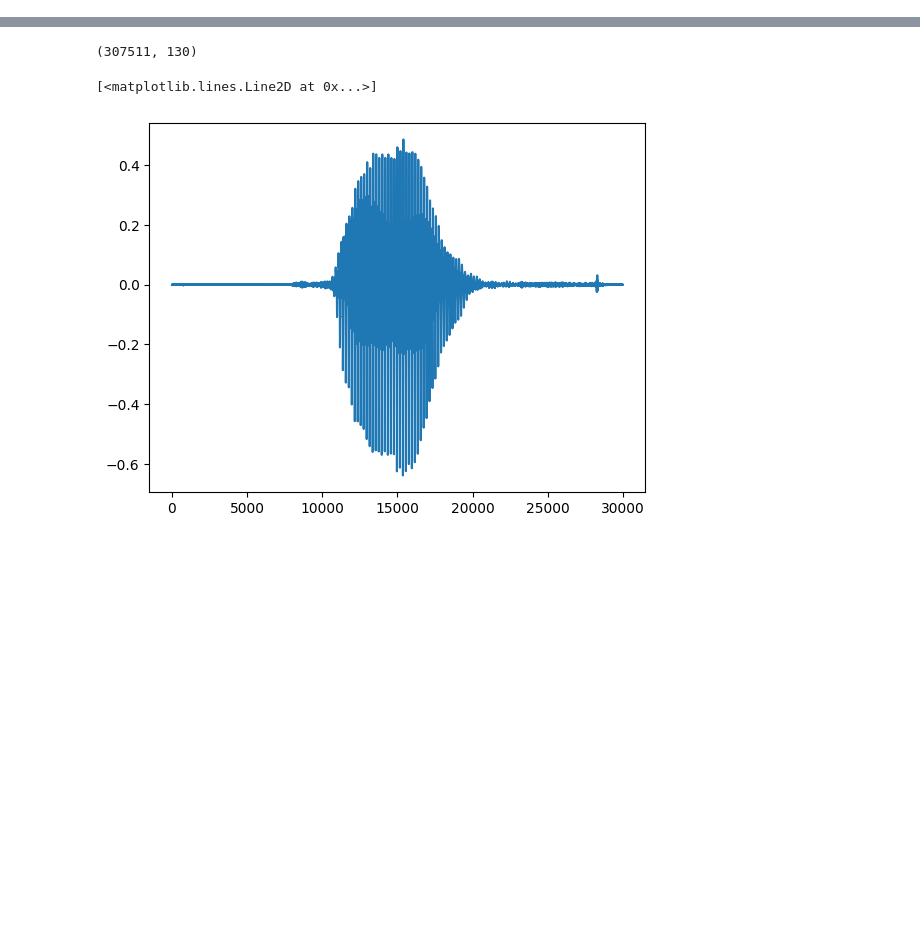
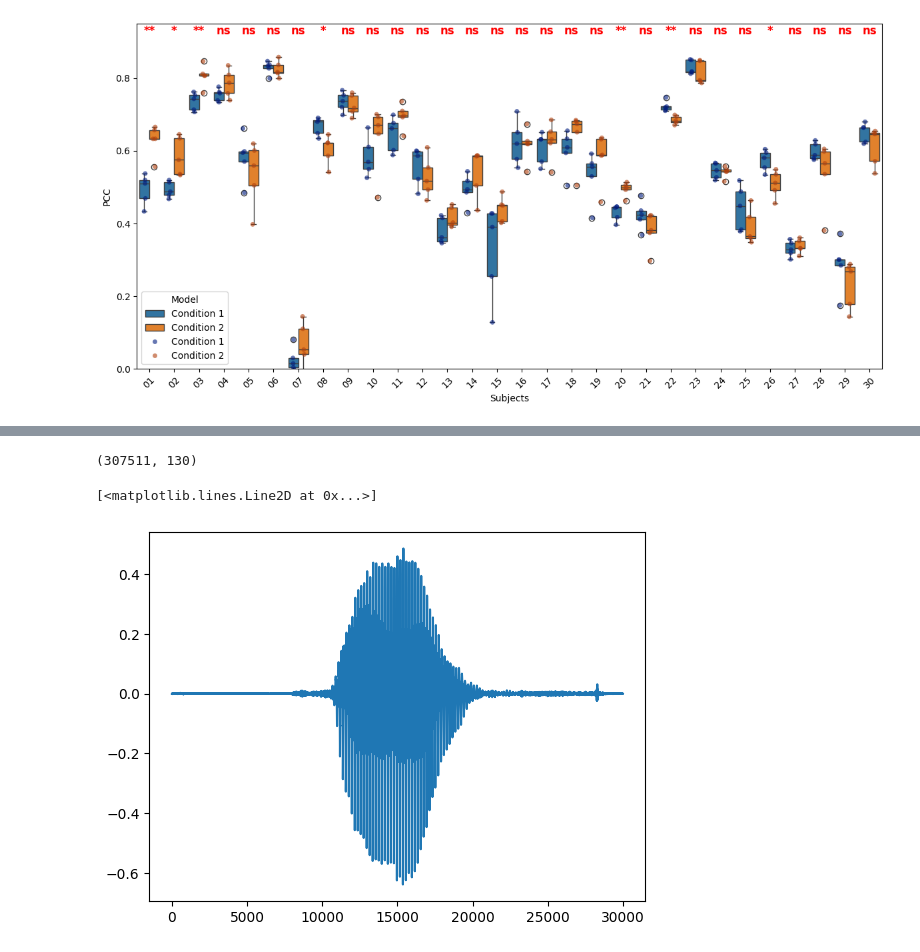
Before and after one commit to owaismujtaba/NeuroLab, a Jupyter notebook: PCC plot.ipynb, the cells around one changed output, grey strips where cells are left out. Saved outputs shown, nothing was run; the diff lists cells and outputs as text; code cells hidden in the pictures; blank space fills up the shorter version.

```diff
--- a/PCC plot.ipynb
+++ b/PCC plot.ipynb
@@ -48,0 +128,63 @@ plt.savefig('Images/pcc.png', dpi=800)
+# %%
+from scipy.stats import ttest_ind
+data1 = results  # First dataset
+data2 = results2  # Second dataset
+
+subjects = list(data1.keys())
+
+# Convert to long format DataFrame
+df1 = pd.DataFrame({"Subject": np.repeat(subjects, [len(data1[s]) for s in subjects]),
+                    "PCC": np.concatenate(list(data1.values())),
+                    "Condition": "Condition 1"})
+
+df2 = pd.DataFrame({"Subject": np.repeat(subjects, [len(data2[s]) for s in subjects]),
+                    "PCC": np.concatenate(list(data2.values())),
+                    "Condition": "Condition 2"})
+
+df = pd.concat([df1, df2], ignore_index=True)
+
+# Compute p-values for each subject
+p_values = {}
+for subject in subjects:
+    p_val = ttest_ind(data1[subject], data2[subject], equal_var=False).pvalue  # Unpaired t-test
+    p_values[subject] = p_val
+
+# Significance levels
+def significance_marker(p):
+    if p < 0.001:
+        return '***'
+    elif p < 0.01:
+        return '**'
+    elif p < 0.05:
+        return '*'
+    else:
+        return 'ns'  # Not significant
+
+# Create a box plot
+plt.figure(figsize=(12, 6))
+ax = sns.boxplot(x="Subject", y="PCC", hue="Condition", data=df, zorder=1)
+
+# Overlay individual data points
+sns.stripplot(x="Subject", y="PCC", hue="Condition", data=df,
+              dodge=True, jitter=True, marker='o', alpha=0.6, palette="dark", zorder=2)
+
+# Annotate with p-values
+x_positions = np.arange(len(subjects))
+for i, subject in enumerate(subjects):
+    p_val = p_values[subject]
+    marker = significance_marker(p_val)
+
+    # Place text annotation
+    ax.text(i, 0.92, marker, ha='center', fontsize=12, fontweight='bold', color='red')
+
+# Customize plot
+plt.xlabel("Subjects")
+plt.ylabel("PCC")
+plt.ylim([0, 0.95])
+plt.xticks(rotation=45)
+plt.legend(title="Model")
+plt.tight_layout()
+plt.savefig('Images/pcc_comparison.png', dpi=800)
+plt.show()
+# %% [output]
+[figure, added]
```
Also changed, not shown: parts of 8 cells of this notebook, 4 other files.
